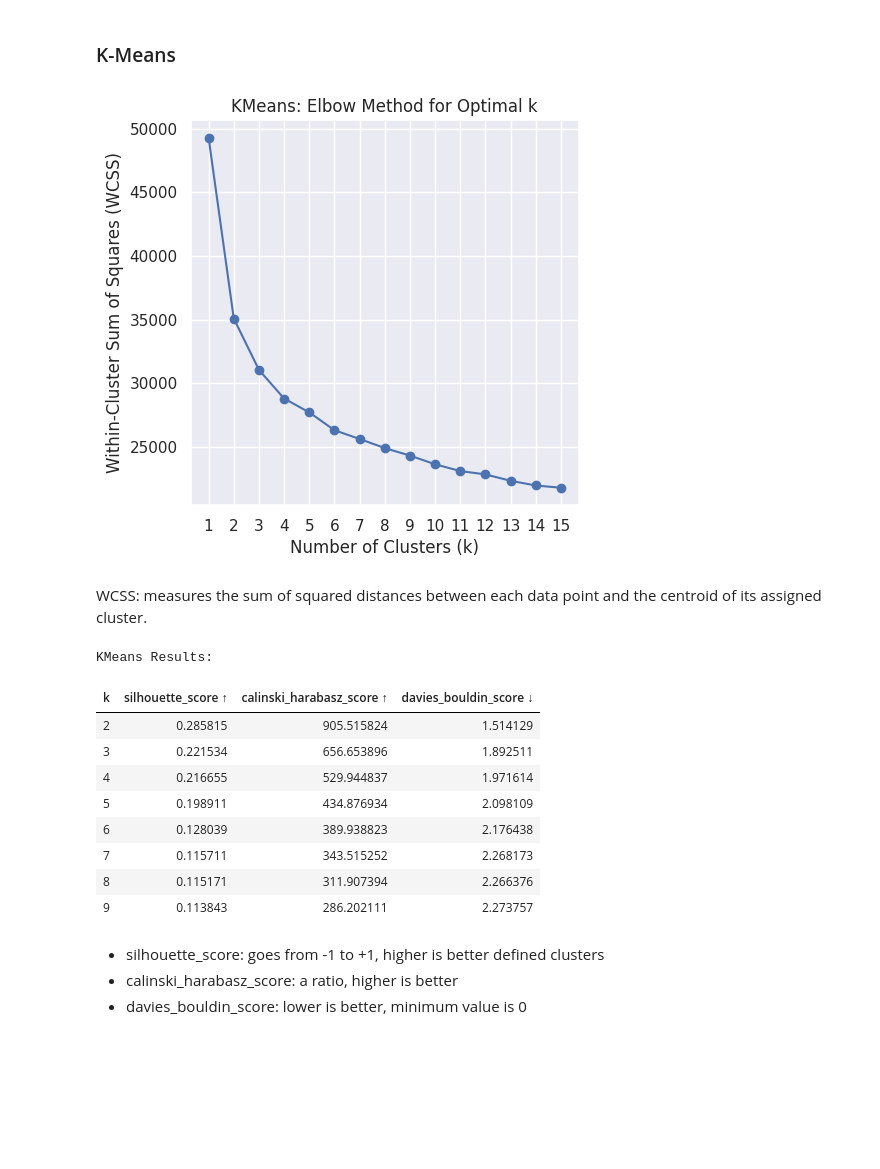
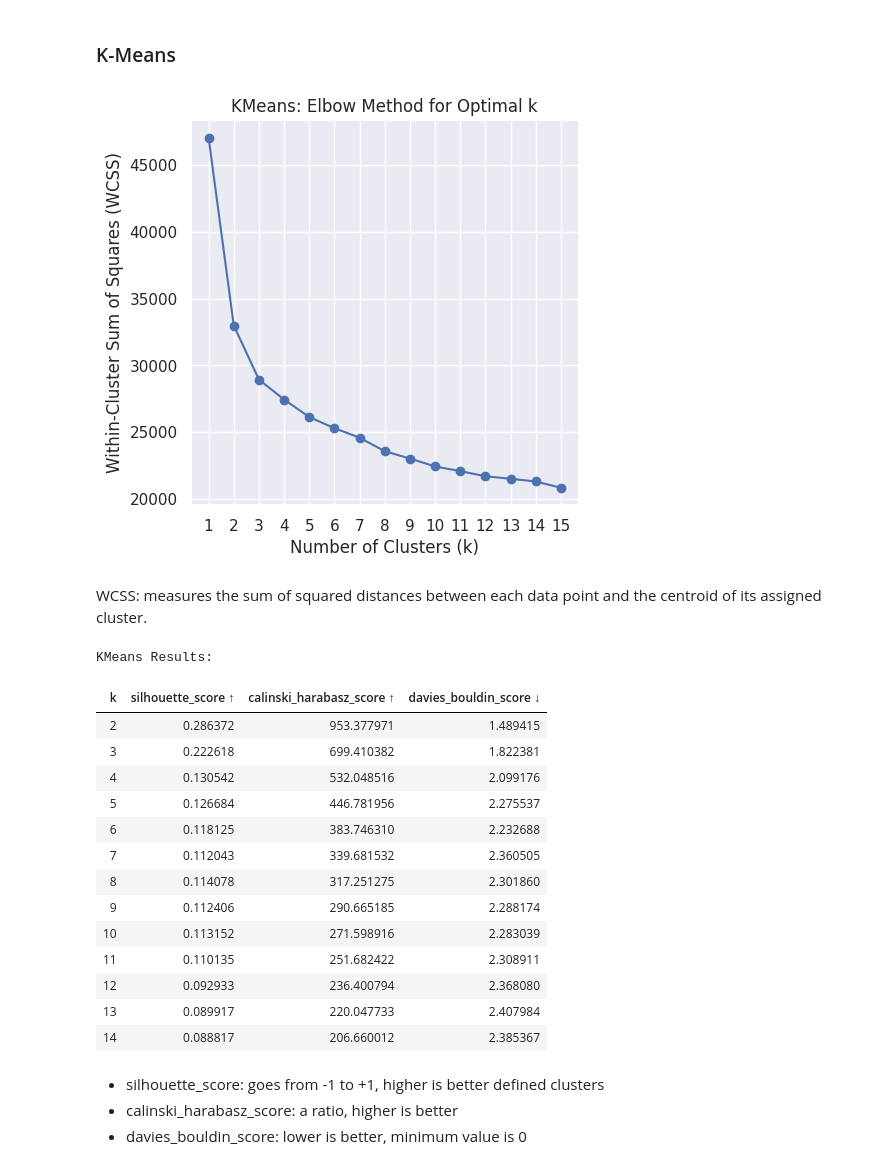
Before and after one commit to avila/ClearCutCostumerClustering, a Jupyter notebook: code/mra/02_clust_first_look.ipynb, the cells around one changed output. Cells and saved outputs as stored; diff of their text form; code cells hidden in the pictures; blank space fills up the shorter version.

```diff
--- a/code/mra/02_clust_first_look.ipynb
+++ b/code/mra/02_clust_first_look.ipynb
@@ -27,7 +27,6 @@ sns.set_theme()
 df = pd.read_parquet("data/02_inter/df_01_first_look.parquet")
 # data with minor modifications from 01_eda_first_look.ipynb
 
-df["age"] = 2015 - df["year_birth"]
 
 # one hot
 df_full_dummies = pd.get_dummies(df, drop_first=True)
@@ -36,7 +35,7 @@ df_full_dummies = pd.get_dummies(df, drop_first=True)
 df_full_dummies['dt_customer'] = (df_full_dummies['dt_customer'] - pd.Timestamp('1970-01-01')).dt.days
 
 df_full_dummies = df_full_dummies.drop(columns=[
-    #"response",
+    "response",
     "income_pred",
     "year_birth",
     "income_error",
@@ -76,9 +75,11 @@ df_sel_dummies = df_full_dummies.drop(columns=[
     "accepted_cmp3",
     "accepted_cmp4",
     "accepted_cmp5",
+    "accepted_any",
+    #"accepted_total",
 
     "dt_customer",
-    "recency",
+    #"recency",
     "complain",
     ],
     inplace=False)
@@ -140,46 +244,58 @@ df_scaled.head(6)
 # %%
 from sklearn.cluster import KMeans
 
 # Calculate WCSS for a range of cluster numbers
 wcss = []
 k_values = range(1, 15+1)
 
 for k in k_values:
     kmeans = KMeans(n_clusters=k, random_state=42, init="k-means++", max_iter=1000)
     kmeans.fit(df_scaled)
     wcss.append(kmeans.inertia_)
 
 # Plotting the Elbow Method graph
 plt.figure(figsize=(5, 5))
 plt.plot(k_values, wcss, marker='o', linestyle='-', color='b')
 plt.title("KMeans: Elbow Method for Optimal k")
 plt.xlabel("Number of Clusters (k)")
 plt.ylabel("Within-Cluster Sum of Squares (WCSS)")
 plt.xticks(k_values)
 plt.grid(True)
-plt.show()
+
+
+
+plt.savefig(
+    "output/figures/fig_kmeans_elbow_method.png",
+    dpi=300,
+    bbox_inches='tight'
+)
 # %% [output]
-[figure, old version]
+[figure, new version]
 # %% [markdown]
 WCSS: measures the sum of squared distances between each data point and the centroid of its assigned cluster.
 # %%
 # Evaluate KMeans
 from sklearn.cluster import KMeans
 
-kmeans_stats = evaluate_clustering(KMeans, df_scaled, range(2, 10), random_state=42, init="k-means++", max_iter=111)
+kmeans_stats = evaluate_clustering(KMeans, df_scaled, range(2, 15), random_state=42, init="k-means++", max_iter=111)
 print("KMeans Results:")
 kmeans_stats
 # %% [output]
 KMeans Results:
 | k | silhouette_score ↑ | calinski_harabasz_score ↑ | davies_bouldin_score ↓ |
-| 2 | 0.285815 | 905.515824 | 1.514129 |
-| 3 | 0.221534 | 656.653896 | 1.892511 |
-| 4 | 0.216655 | 529.944837 | 1.971614 |
-| 5 | 0.198911 | 434.876934 | 2.098109 |
-| 6 | 0.128039 | 389.938823 | 2.176438 |
-| 7 | 0.115711 | 343.515252 | 2.268173 |
-| 8 | 0.115171 | 311.907394 | 2.266376 |
-| 9 | 0.113843 | 286.202111 | 2.273757 |
+| 2 | 0.286372 | 953.377971 | 1.489415 |
+| 3 | 0.222618 | 699.410382 | 1.822381 |
+| 4 | 0.130542 | 532.048516 | 2.099176 |
+| 5 | 0.126684 | 446.781956 | 2.275537 |
+| 6 | 0.118125 | 383.746310 | 2.232688 |
+| 7 | 0.112043 | 339.681532 | 2.360505 |
+| 8 | 0.114078 | 317.251275 | 2.301860 |
+| 9 | 0.112406 | 290.665185 | 2.288174 |
+| 10 | 0.113152 | 271.598916 | 2.283039 |
+| 11 | 0.110135 | 251.682422 | 2.308911 |
+| 12 | 0.092933 | 236.400794 | 2.368080 |
+| 13 | 0.089917 | 220.047733 | 2.407984 |
+| 14 | 0.088817 | 206.660012 | 2.385367 |
 # %% [markdown]
 - silhouette_score: goes from -1 to +1, higher is better defined clusters
 - calinski_harabasz_score: a ratio, higher is better
```
Also changed, not shown: parts of 58 cells of this notebook, 17 other files.
